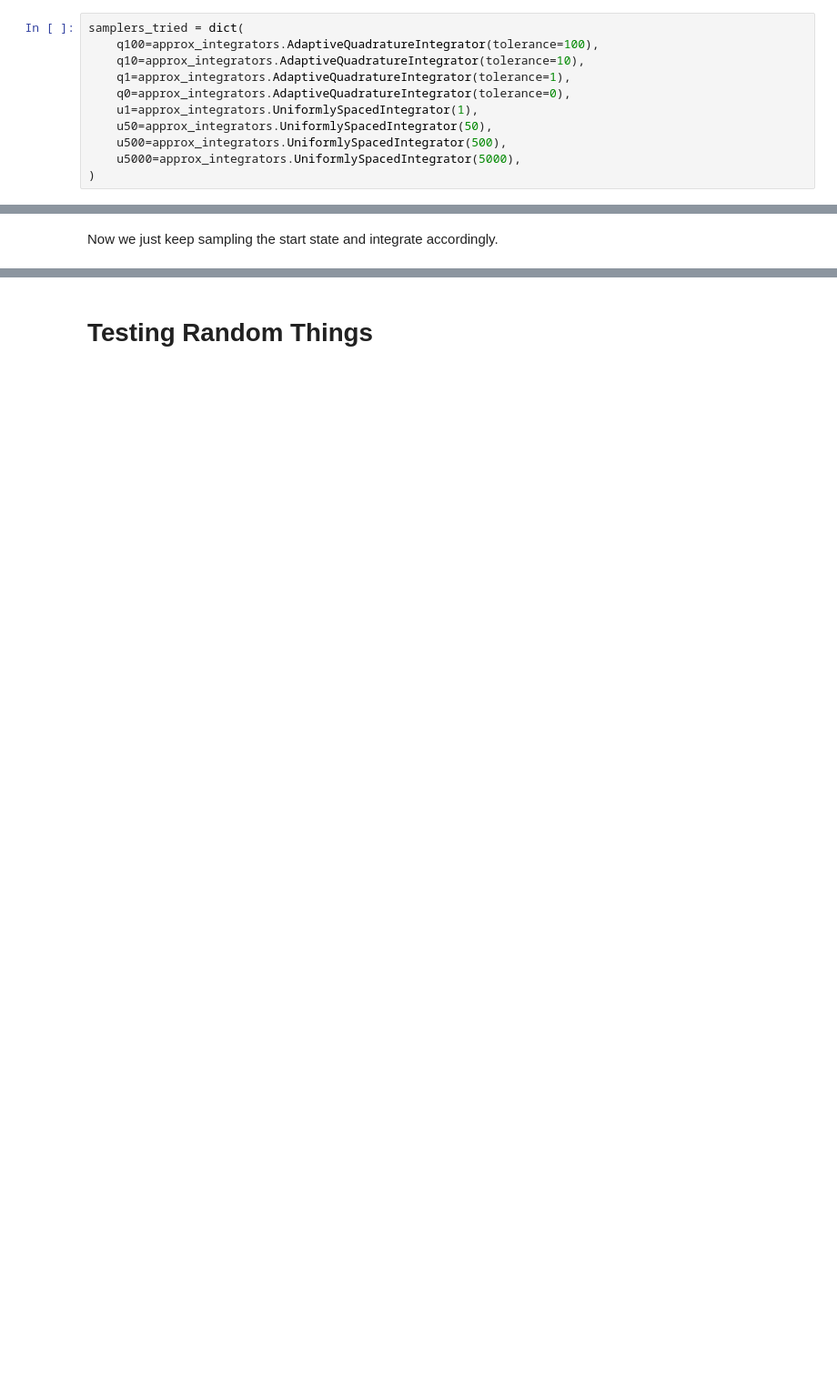
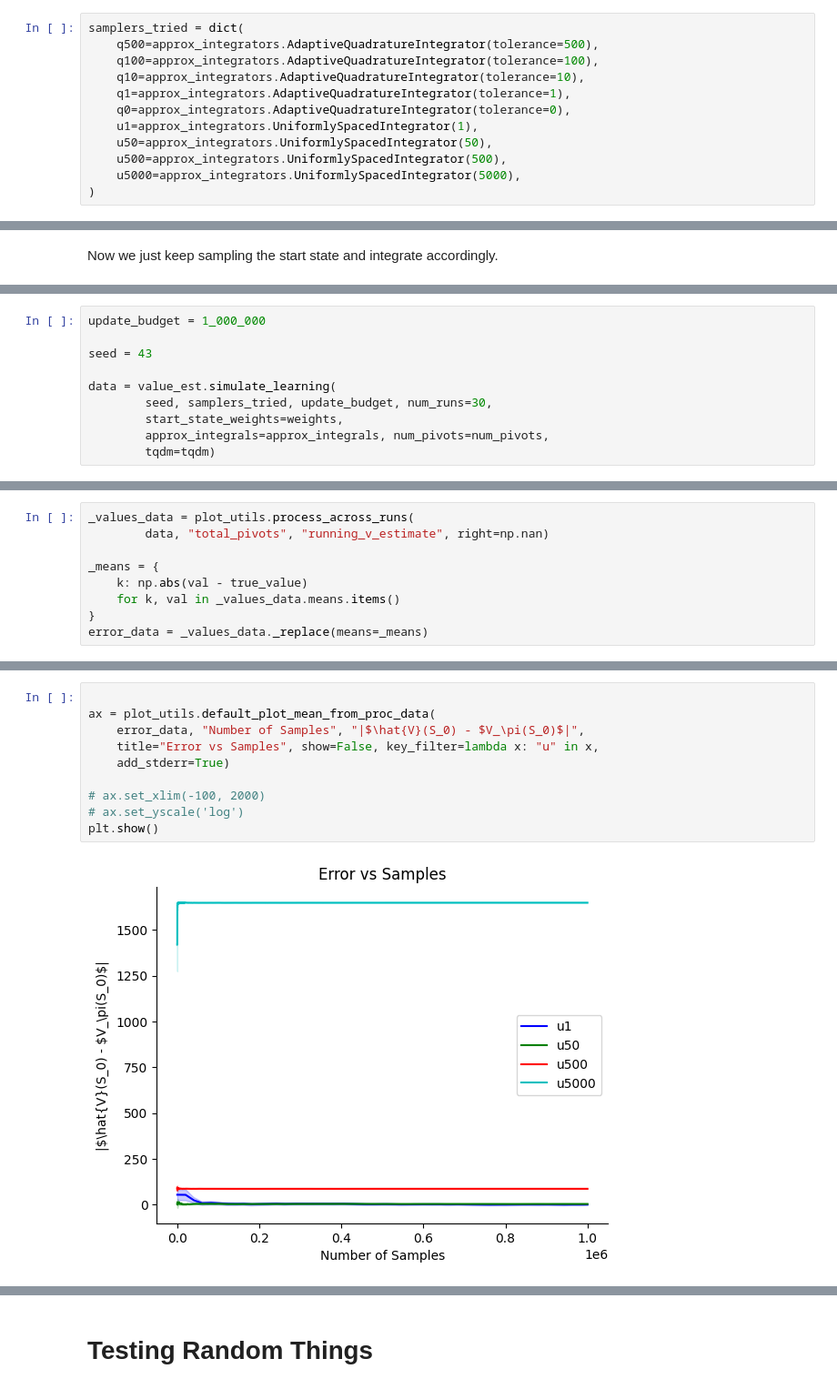
Before and after one commit to aa14k/adaptive_time, a Jupyter notebook: code/adaptive_time/notebooks/value_estimation.ipynb, the cells around one changed output, grey strips where cells are left out. Shown at 91% size. Drawn from its saved outputs; the diff is of its cells as text; blank space fills up the shorter version.

```diff
--- a/code/adaptive_time/notebooks/value_estimation.ipynb
+++ b/code/adaptive_time/notebooks/value_estimation.ipynb
@@ -203,6 +284,7 @@ true value: 10068.179975313207
 ### Learn from samples; with diff samplers
 # %%
 samplers_tried = dict(
+    q500=approx_integrators.AdaptiveQuadratureIntegrator(tolerance=500),
     q100=approx_integrators.AdaptiveQuadratureIntegrator(tolerance=100),
     q10=approx_integrators.AdaptiveQuadratureIntegrator(tolerance=10),
     q1=approx_integrators.AdaptiveQuadratureIntegrator(tolerance=1),
@@ -330,0 +359,10 @@ sampler_name: u5000
+# %%
+update_budget = 1_000_000
+
+seed = 43
+
+data = value_est.simulate_learning(
+        seed, samplers_tried, update_budget, num_runs=30,
+        start_state_weights=weights,
+        approx_integrals=approx_integrals, num_pivots=num_pivots,
+        tqdm=tqdm)
@@ -407,0 +405,9 @@ Text(0.5, 0, 'Number of Samples')
+# %%
+_values_data = plot_utils.process_across_runs(
+        data, "total_pivots", "running_v_estimate", right=np.nan)
+
+_means = {
+    k: np.abs(val - true_value)
+    for k, val in _values_data.means.items()
+}
+error_data = _values_data._replace(means=_means)
@@ -407,0 +418,12 @@ Text(0.5, 0, 'Number of Samples')
+# %%
+
+ax = plot_utils.default_plot_mean_from_proc_data(
+    error_data, "Number of Samples", "|$\hat{V}(S_0) - $V_\pi(S_0)$|",
+    title="Error vs Samples", show=False, key_filter=lambda x: "u" in x,
+    add_stderr=True)
+
+# ax.set_xlim(-100, 2000)
+# ax.set_yscale('log')
+plt.show()
+# %% [output]
+[figure, added]
```
Also changed, not shown: parts of 25 cells of this notebook, 1 other file.
